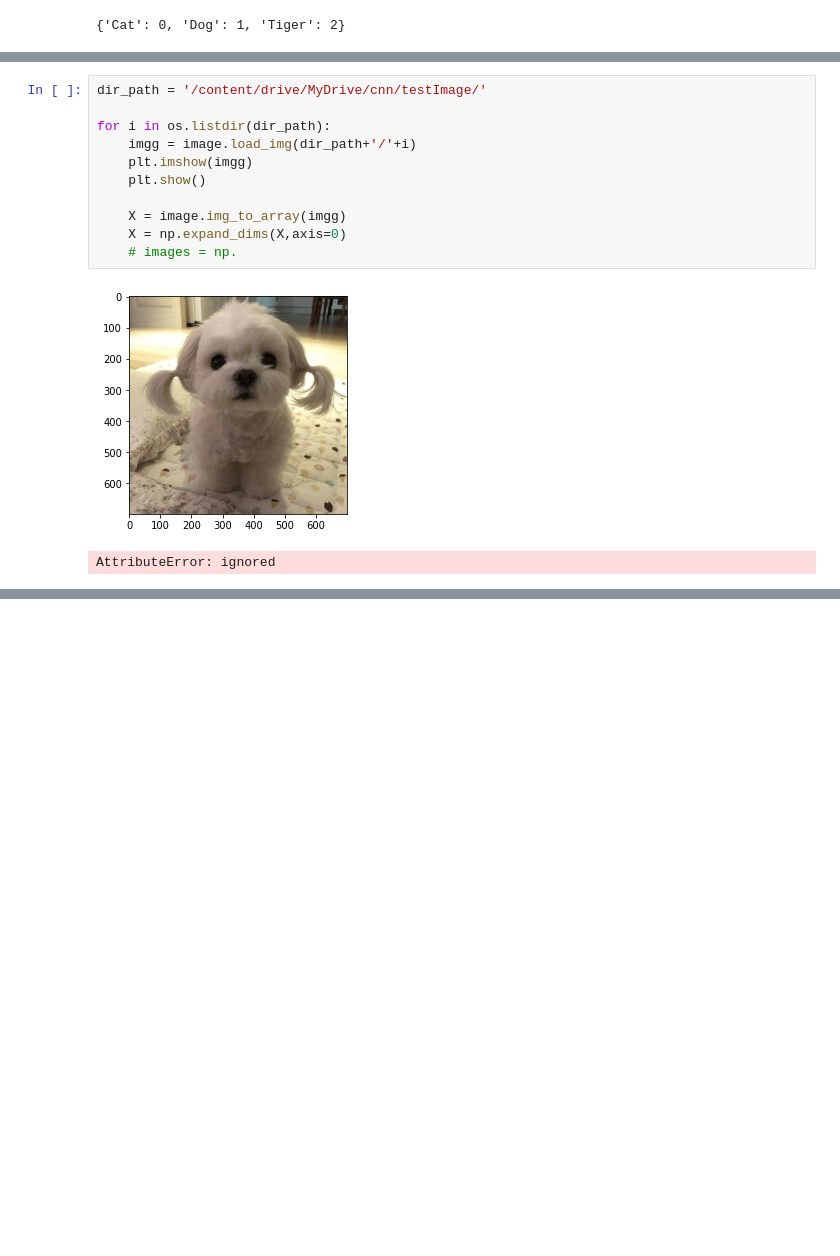
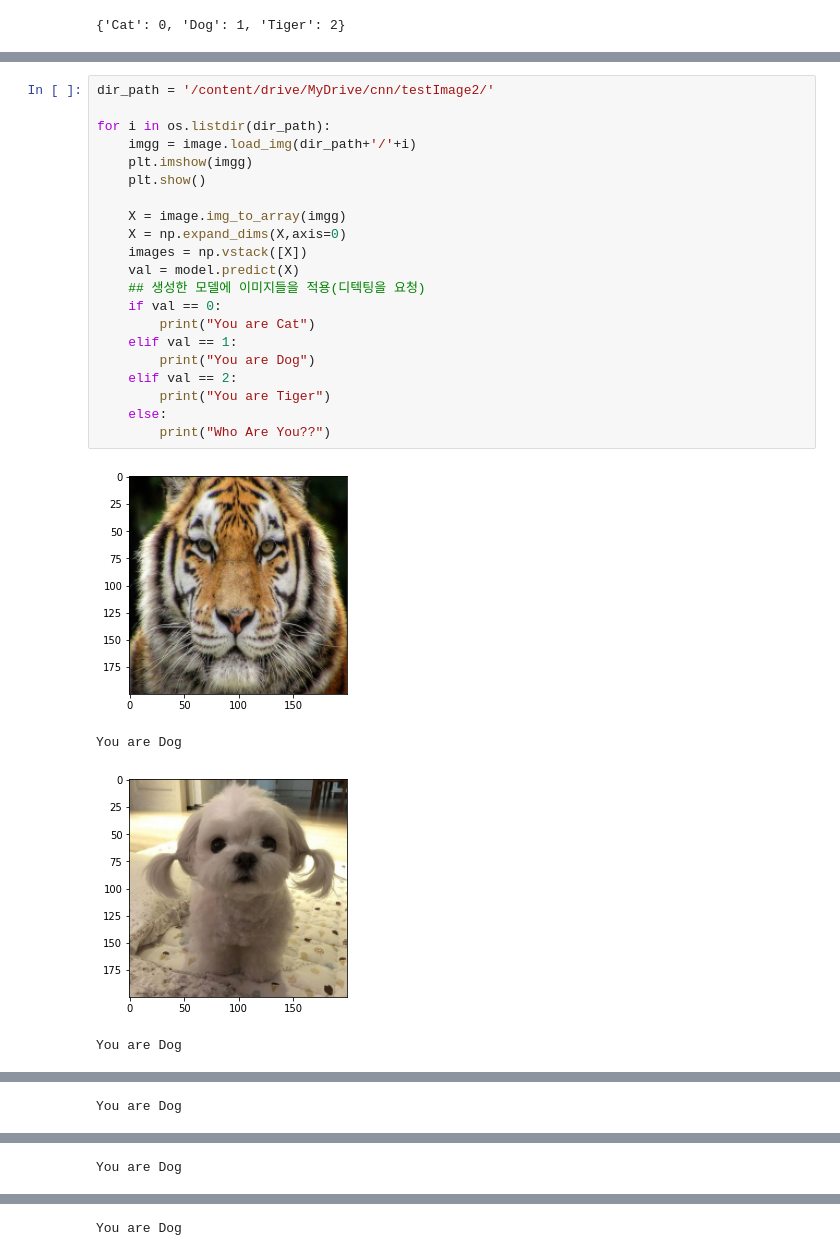
Before and after one commit to FreshWaterLee/Personal_Stduy_Deep, a Jupyter notebook: Untitled3.ipynb, the cells around one changed output, grey strips where cells are left out. Drawn from its saved outputs; the diff is of its cells as text; blank space fills up the shorter version.

Commit message:
Cnn Keras Custom Image Detection Model!!(But 트레이닝 이미지 전처리를 좀더 해야할듯)

```diff
--- a/Untitled3.ipynb
+++ b/Untitled3.ipynb
@@ -77,14 +80,26 @@ Epoch 30/30
 # %%
-dir_path = '/content/drive/MyDrive/cnn/testImage/'
+dir_path = '/content/drive/MyDrive/cnn/testImage2/'
 
 for i in os.listdir(dir_path):
     imgg = image.load_img(dir_path+'/'+i)
     plt.imshow(imgg)
     plt.show()
 
     X = image.img_to_array(imgg)
     X = np.expand_dims(X,axis=0)
-    # images = np.
+    images = np.vstack([X])
+    val = model.predict(X)
+    ## 생성한 모델에 이미지들을 적용(디텍팅을 요청)
+    if val == 0:
+        print("You are Cat")
+    elif val == 1:
+        print("You are Dog")
+    elif val == 2:
+        print("You are Tiger")
+    else:
+        print("Who Are You??")
 # %% [output]
-[figure, old version]
+[figure, new version]
-AttributeError: ignored
+You are Dog
+[figure, added]
+You are Dog
@@ -90,0 +107 @@ AttributeError: ignored
+You are Dog
@@ -90,0 +109 @@ AttributeError: ignored
+You are Dog
@@ -90,0 +111 @@ AttributeError: ignored
+You are Dog
```
Also changed, not shown: parts of 4 cells of this notebook.
